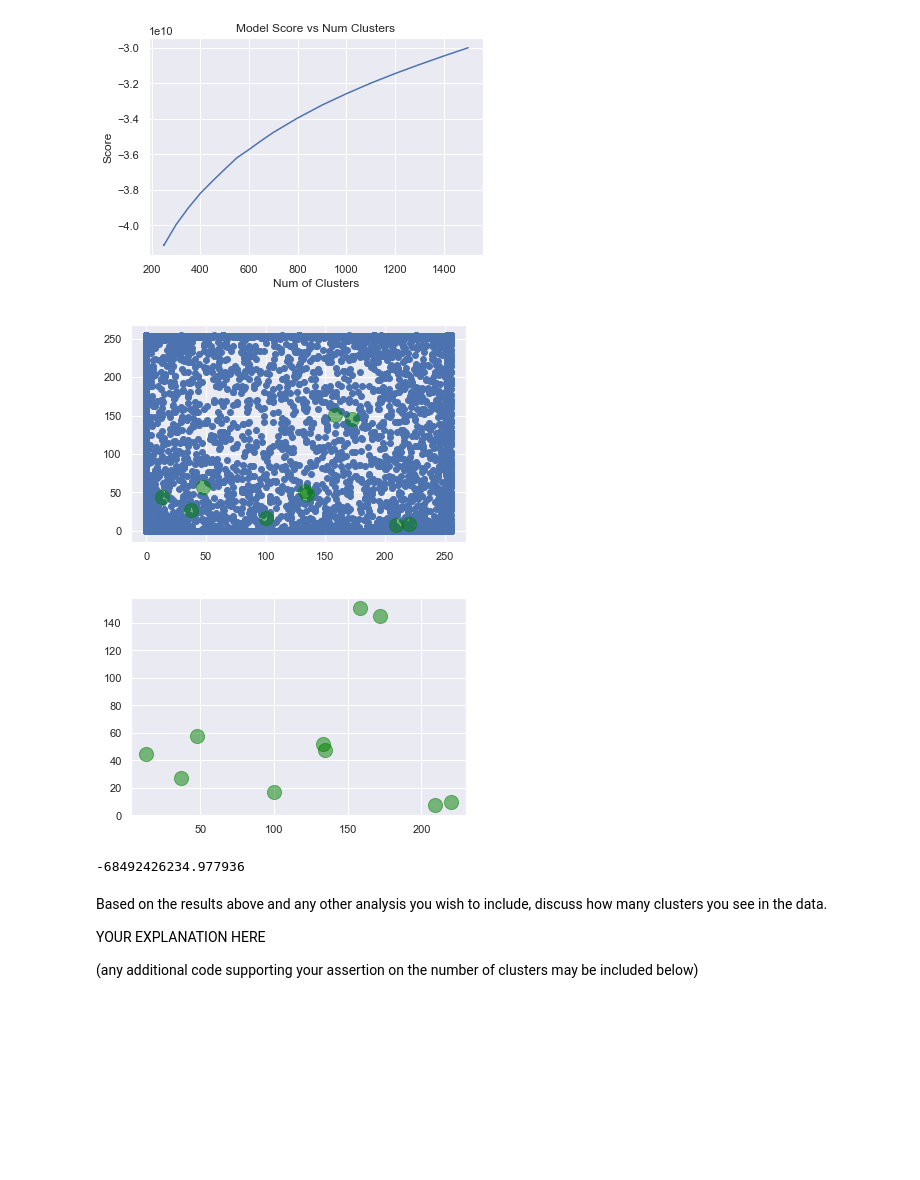
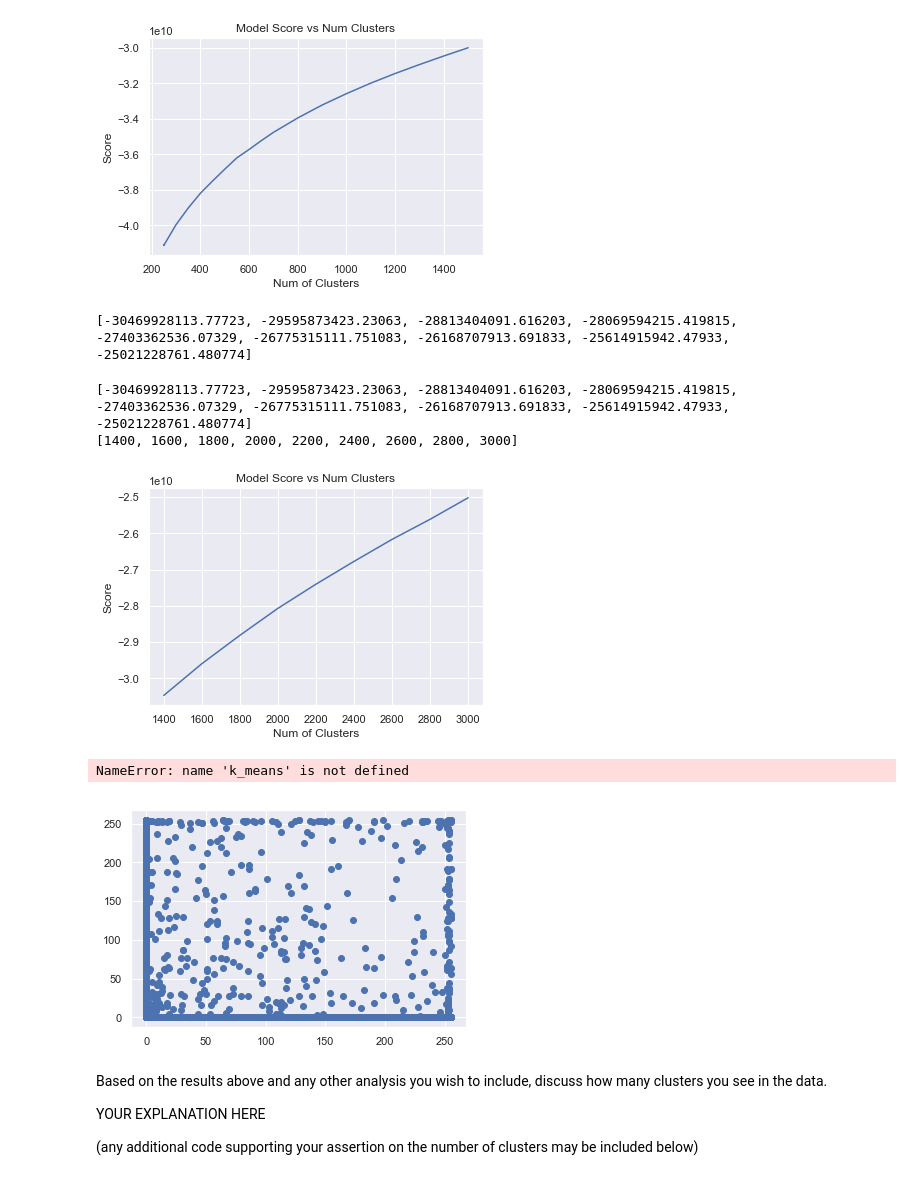
Before and after one commit to AndrewBenson98/CPS803AI, a Jupyter notebook: A1.ipynb, the cells around one changed output. Cells and saved outputs as stored; diff of their text form; code cells hidden in the pictures; blank space fills up the shorter version.

Commit message:
Finding more clusters

```diff
--- a/A1.ipynb
+++ b/A1.ipynb
@@ -702,6 +698,34 @@ plt.ylabel("Score")
 plt.show()
 # %% [output]
 [figure]
+# %%
+clusters = 1400
+
+cluster_num = []
+score = []
+
+for i in range(1,10):
+    k_means = KMeans(n_clusters = clusters)
+    k_means.fit(mystery)
+    score.append(k_means.score(mystery))
+    cluster_num.append(clusters)
+    clusters = clusters +200
+
+print(score)
+# %% [output]
+[-30469928113.77723, -29595873423.23063, -28813404091.616203, -28069594215.419815, -27403362536.07329, -26775315111.751083, -26168707913.691833, -25614915942.47933, -25021228761.480774]
+# %%
+print(score)
+print(cluster_num)
+plt.plot(cluster_num,score)
+plt.title("Model Score vs Num Clusters")
+plt.xlabel("Num of Clusters")
+plt.ylabel("Score")
+plt.show()
+# %% [output]
+[-30469928113.77723, -29595873423.23063, -28813404091.616203, -28069594215.419815, -27403362536.07329, -26775315111.751083, -26168707913.691833, -25614915942.47933, -25021228761.480774]
+[1400, 1600, 1800, 2000, 2200, 2400, 2600, 2800, 3000]
+[figure, added]
 # %%
 # # Find a way to visualize the data (e.g. in 2D or 3D), color datapoints based on assigned labels.
 # #plt.matshow(mystery[:1000])
@@ -710,38 +734,37 @@ plt.show()
 
 # plt.scatter(mystery[:,0], mystery[:,1])
 
 # centers = k_means.cluster_centers_
 # print(centers.shape)
 # #plt.scatter(centers[:], centers[:], c='black')
 # plt.show()
 
 #plt.imshow(mystery[:700])
 #plt.colorbar()
 #plt.show()
 
-c1 = 5
-c2 = 6
+c1 = 0
+c2 = 1
 
 plt.scatter(mystery[:, c1], mystery[:, c2])
 
 centers = k_means.cluster_centers_
 
 plt.scatter(centers[:, c1], centers[:, c2], c='green', s=200, alpha=0.5);
 plt.show()
 
 plt.scatter(centers[:, c1], centers[:, c2], c='green', s=200, alpha=0.5);
 plt.show()
 
 
 print(k_means.score(mystery))
 #print(k_means.labels_)
 #print(centers[0])
 #plt.scatter(mystery[0],mystery[1])
 #plt.show()
 # %% [output]
+NameError: name 'k_means' is not defined
-[figure, old version]
+[figure, new version]
-[figure, removed]
--68492426234.977936
 # %% [markdown]
 Based on the results above and any other analysis you wish to include, discuss how many clusters you see in the data.
 
```
Also changed, not shown: parts of 2 cells of this notebook.
